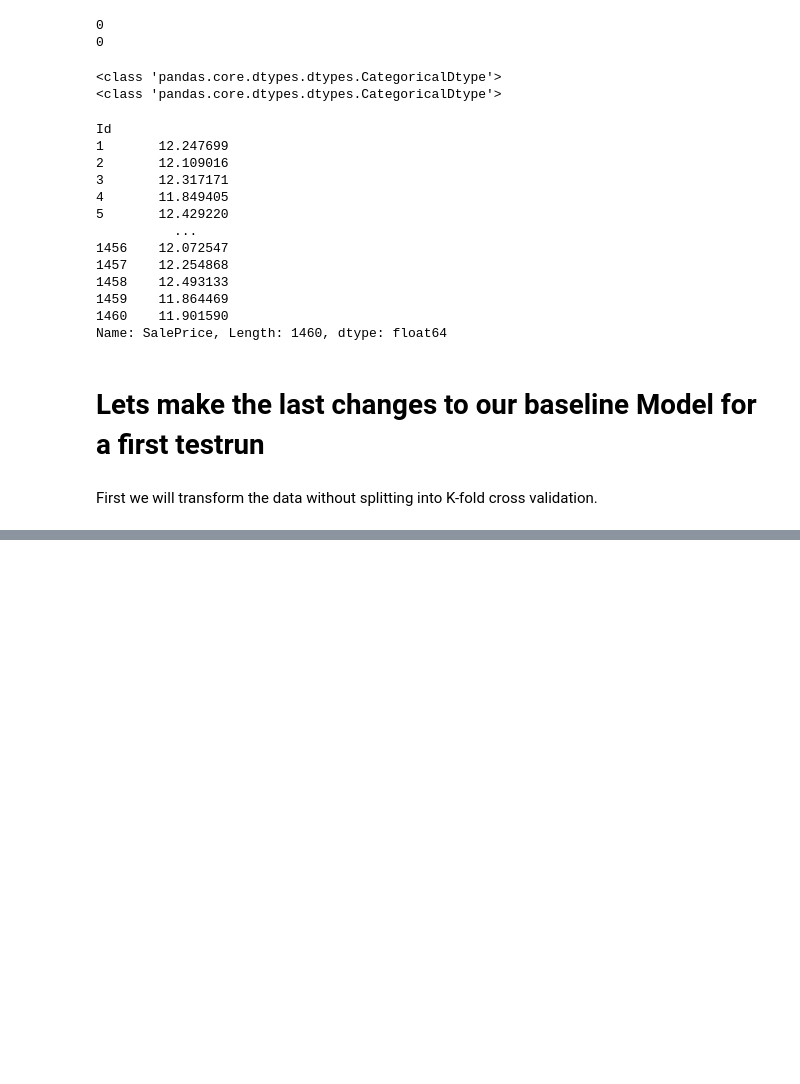
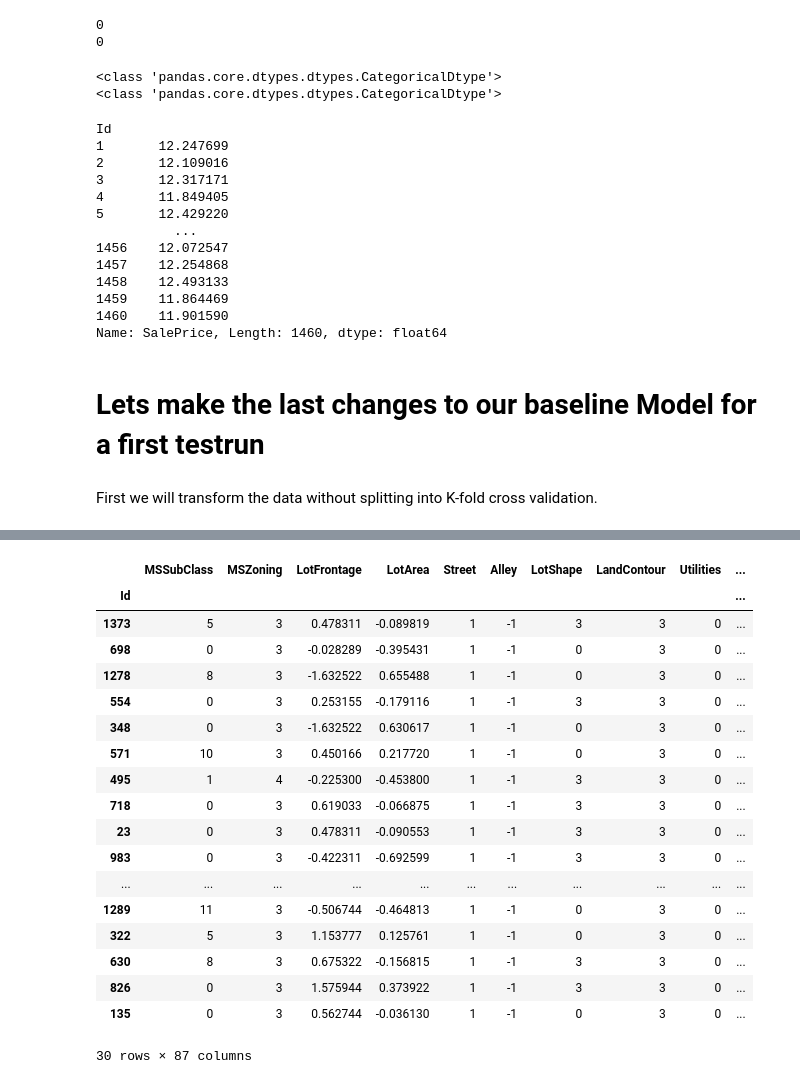
Before and after one commit to philippkaindl/Melbourne_housing, a Jupyter notebook: Housing_Exploration.ipynb, the cells around one changed output, grey strips where cells are left out. Saved outputs shown, nothing was run; the diff lists cells and outputs as text; code cells hidden in the pictures; blank space fills up the shorter version.

```diff
--- a/Housing_Exploration.ipynb
+++ b/Housing_Exploration.ipynb
@@ -368,3 +365,25 @@ NameError: name 'fMiss_tfm' is not defined
 norm_tfm = Normalize(cat_cols, num_cols)
 norm_tfm.apply_train(X_train)
 norm_tfm.apply_test(X_test)
+# %%
+X_train.head(30)
+# %% [output]
+|  | MSSubClass | MSZoning | LotFrontage | LotArea | Street | Alley | LotShape | LandContour | Utilities | ... |
+| Id |  |  |  |  |  |  |  |  |  | ... |
+| 1373 | 5 | 3 | 0.478311 | -0.089819 | 1 | -1 | 3 | 3 | 0 | ... |
+| 698 | 0 | 3 | -0.028289 | -0.395431 | 1 | -1 | 0 | 3 | 0 | ... |
+| 1278 | 8 | 3 | -1.632522 | 0.655488 | 1 | -1 | 0 | 3 | 0 | ... |
+| 554 | 0 | 3 | 0.253155 | -0.179116 | 1 | -1 | 3 | 3 | 0 | ... |
+| 348 | 0 | 3 | -1.632522 | 0.630617 | 1 | -1 | 0 | 3 | 0 | ... |
+| 571 | 10 | 3 | 0.450166 | 0.217720 | 1 | -1 | 0 | 3 | 0 | ... |
+| 495 | 1 | 4 | -0.225300 | -0.453800 | 1 | -1 | 3 | 3 | 0 | ... |
+| 718 | 0 | 3 | 0.619033 | -0.066875 | 1 | -1 | 3 | 3 | 0 | ... |
+| 23 | 0 | 3 | 0.478311 | -0.090553 | 1 | -1 | 3 | 3 | 0 | ... |
+| 983 | 0 | 3 | -0.422311 | -0.692599 | 1 | -1 | 3 | 3 | 0 | ... |
+| ... | ... | ... | ... | ... | ... | ... | ... | ... | ... | ... |
+| 1289 | 11 | 3 | -0.506744 | -0.464813 | 1 | -1 | 0 | 3 | 0 | ... |
+| 322 | 5 | 3 | 1.153777 | 0.125761 | 1 | -1 | 0 | 3 | 0 | ... |
+| 630 | 8 | 3 | 0.675322 | -0.156815 | 1 | -1 | 3 | 3 | 0 | ... |
+| 826 | 0 | 3 | 1.575944 | 0.373922 | 1 | -1 | 3 | 3 | 0 | ... |
+| 135 | 0 | 3 | 0.562744 | -0.036130 | 1 | -1 | 0 | 3 | 0 | ... |
+30 rows × 87 columns
```
Also changed, not shown: parts of 21 cells of this notebook, 2 other files.
